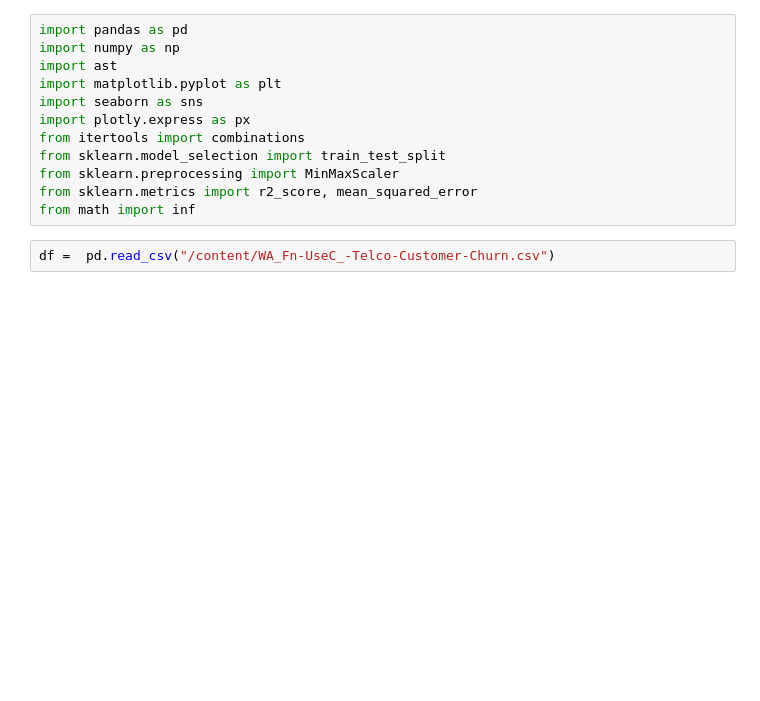
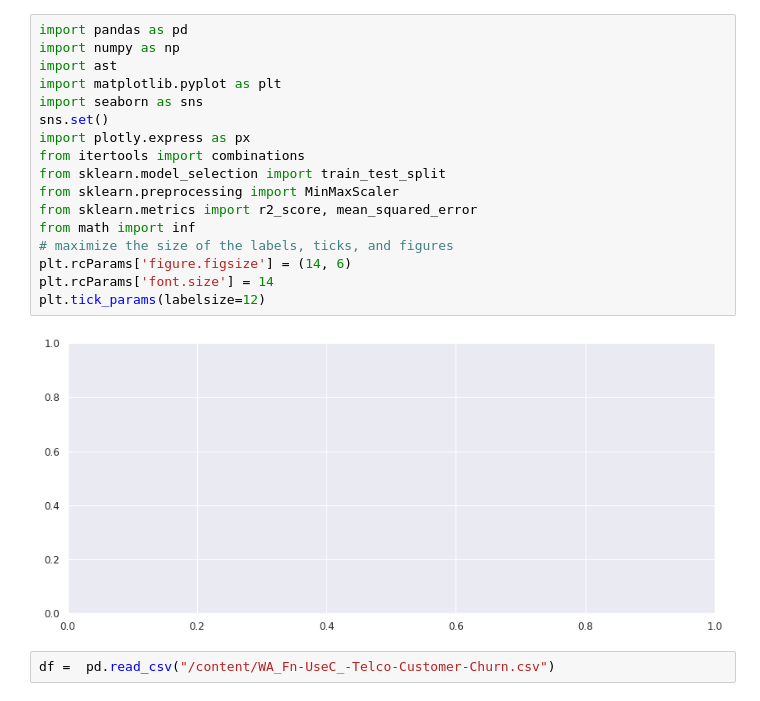
Before and after one commit to ashrafalaghbari/customer_churn_prediction, a Jupyter notebook: customer_churn_prediction.ipynb, the cells around one changed output. Drawn from its saved outputs; the diff is of its cells as text; blank space fills up the shorter version.

```diff
--- a/customer_churn_prediction.ipynb
+++ b/customer_churn_prediction.ipynb
@@ -3,15 +3,22 @@
 # %%
 import pandas as pd
 import numpy as np
 import ast
 import matplotlib.pyplot as plt
 import seaborn as sns
+sns.set()
 import plotly.express as px
 from itertools import combinations
 from sklearn.model_selection import train_test_split
 from sklearn.preprocessing import MinMaxScaler
 from sklearn.metrics import r2_score, mean_squared_error
 from math import inf
+# maximize the size of the labels, ticks, and figures
+plt.rcParams['figure.figsize'] = (14, 6)
+plt.rcParams['font.size'] = 14
+plt.tick_params(labelsize=12)
+# %% [output]
+[figure, added]
 # %%
 df =  pd.read_csv("/content/WA_Fn-UseC_-Telco-Customer-Churn.csv")
 # %% [markdown]
```
Also changed, not shown: parts of 58 cells of this notebook.
